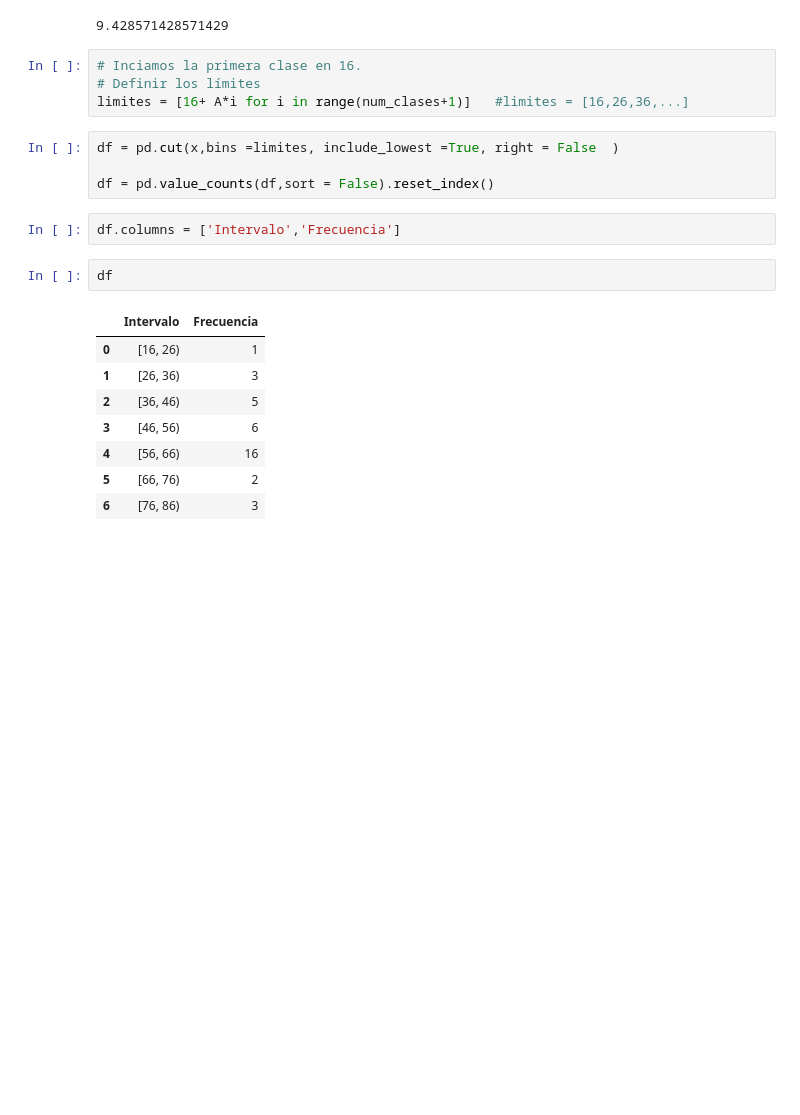
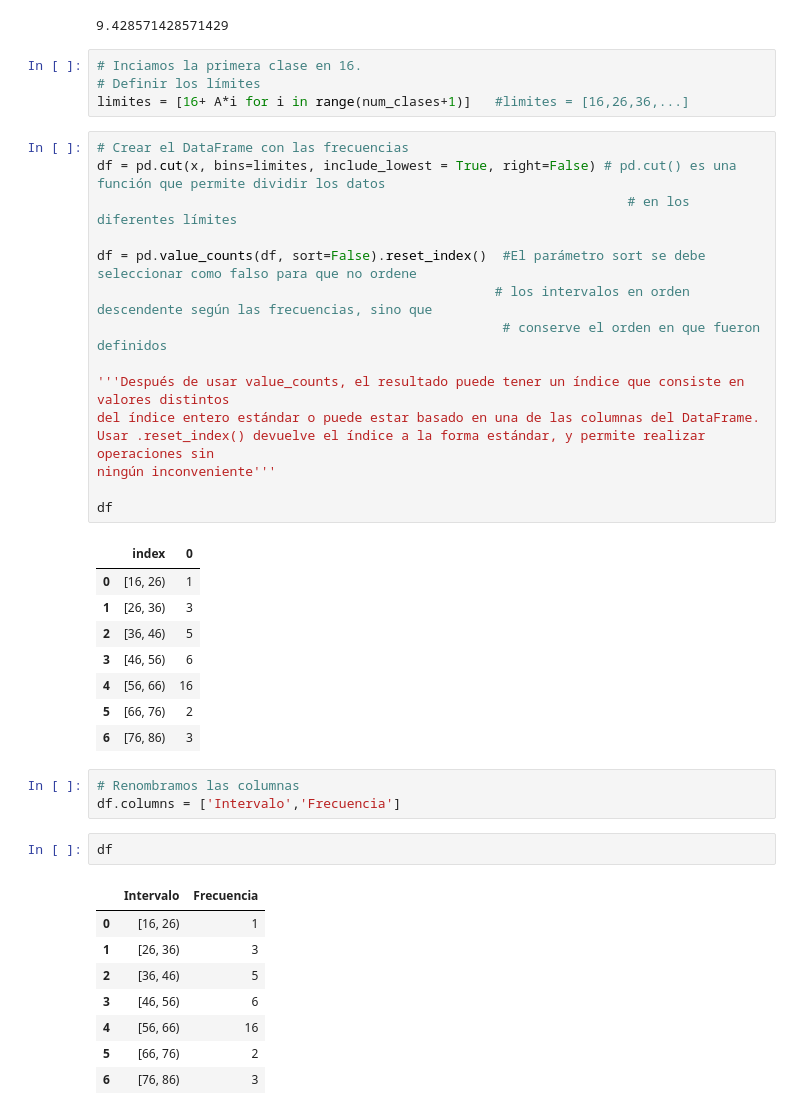
Before and after one commit to waalzate/StatisticsJalaT1M3, a Jupyter notebook: Semana2-RepresentacionesVisuales/Clase5-6.ipynb, the cells around one changed output. Saved outputs shown, nothing was run; the diff lists cells and outputs as text; blank space fills up the shorter version.

```diff
--- a/Semana2-RepresentacionesVisuales/Clase5-6.ipynb
+++ b/Semana2-RepresentacionesVisuales/Clase5-6.ipynb
@@ -33,10 +33,31 @@ A= 10
 # Definir los límites
 limites = [16+ A*i for i in range(num_clases+1)]   #limites = [16,26,36,...]
 # %%
-df = pd.cut(x,bins =limites, include_lowest =True, right = False  )
+# Crear el DataFrame con las frecuencias
+df = pd.cut(x, bins=limites, include_lowest = True, right=False) # pd.cut() es una función que permite dividir los datos
+                                                                    # en los diferentes límites
 
-df = pd.value_counts(df,sort = False).reset_index()
+df = pd.value_counts(df, sort=False).reset_index()  #El parámetro sort se debe seleccionar como falso para que no ordene
+                                                   # los intervalos en orden descendente según las frecuencias, sino que
+                                                    # conserve el orden en que fueron definidos
+
+'''Después de usar value_counts, el resultado puede tener un índice que consiste en valores distintos
+del índice entero estándar o puede estar basado en una de las columnas del DataFrame.
+Usar .reset_index() devuelve el índice a la forma estándar, y permite realizar operaciones sin
+ningún inconveniente'''
+
+df
+# %% [output]
+|  | index | 0 |
+| 0 | [16, 26) | 1 |
+| 1 | [26, 36) | 3 |
+| 2 | [36, 46) | 5 |
+| 3 | [46, 56) | 6 |
+| 4 | [56, 66) | 16 |
+| 5 | [66, 76) | 2 |
+| 6 | [76, 86) | 3 |
 # %%
+# Renombramos las columnas
 df.columns = ['Intervalo','Frecuencia']
 # %%
 df
```
Also changed, not shown: parts of 30 cells of this notebook, 34 other files.
